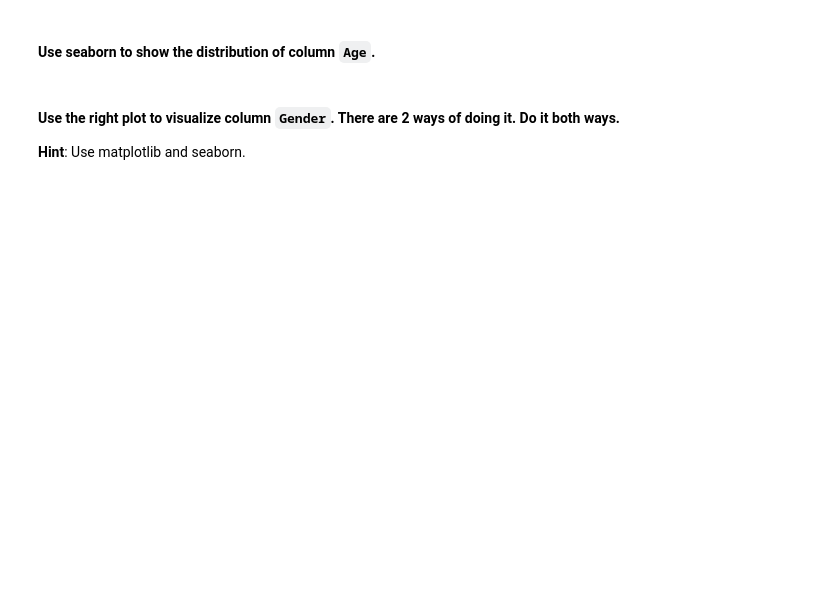
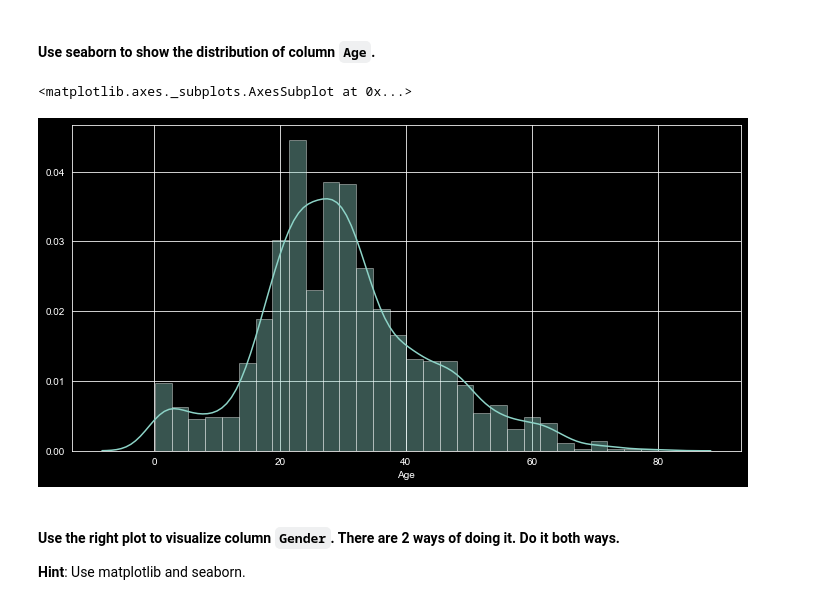
Before and after one commit to ta-datapt-bcn/lab-matplotlib-seaborn, a Jupyter notebook: your-code/Lab6 till mid Ch3.ipynb, the cells around one changed output. Drawn from its saved outputs; the diff is of its cells as text; code cells hidden in the pictures; blank space fills up the shorter version.

```diff
--- a/your-code/Lab6 till mid Ch3.ipynb
+++ b/your-code/Lab6 till mid Ch3.ipynb
@@ -308,6 +273,10 @@ your comments here
 #### Use seaborn to show the distribution of column `Age`.
 # %%
 # your code here
+sns.distplot(titanic["Age"])
+# %% [output]
+<matplotlib.axes._subplots.AxesSubplot at 0x...>
+[figure, added]
 # %% [markdown]
 #### Use the right plot to visualize column `Gender`. There are 2 ways of doing it. Do it both ways.
 **Hint**: Use matplotlib and seaborn.
```
Also changed, not shown: parts of 32 cells of this notebook.
